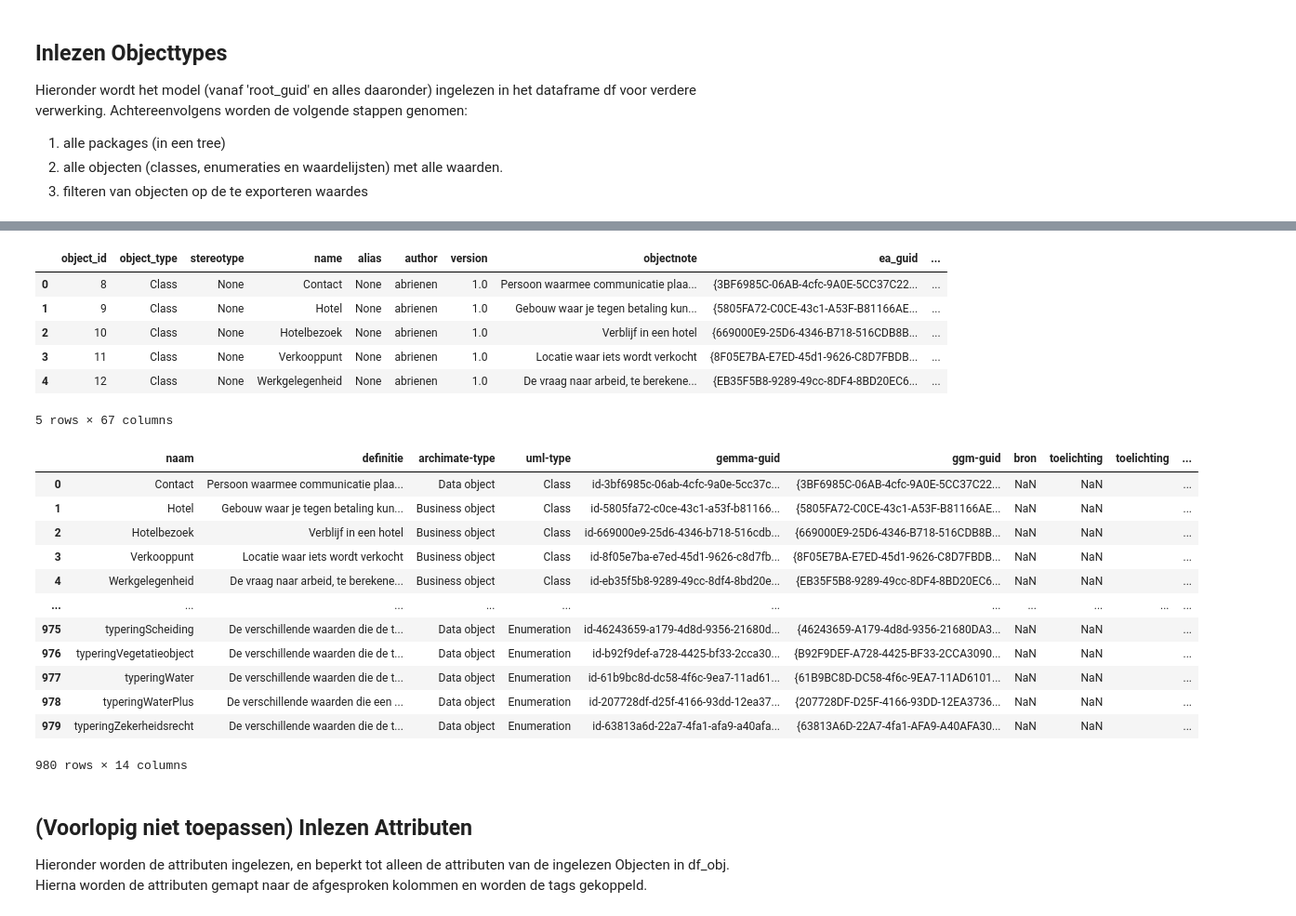
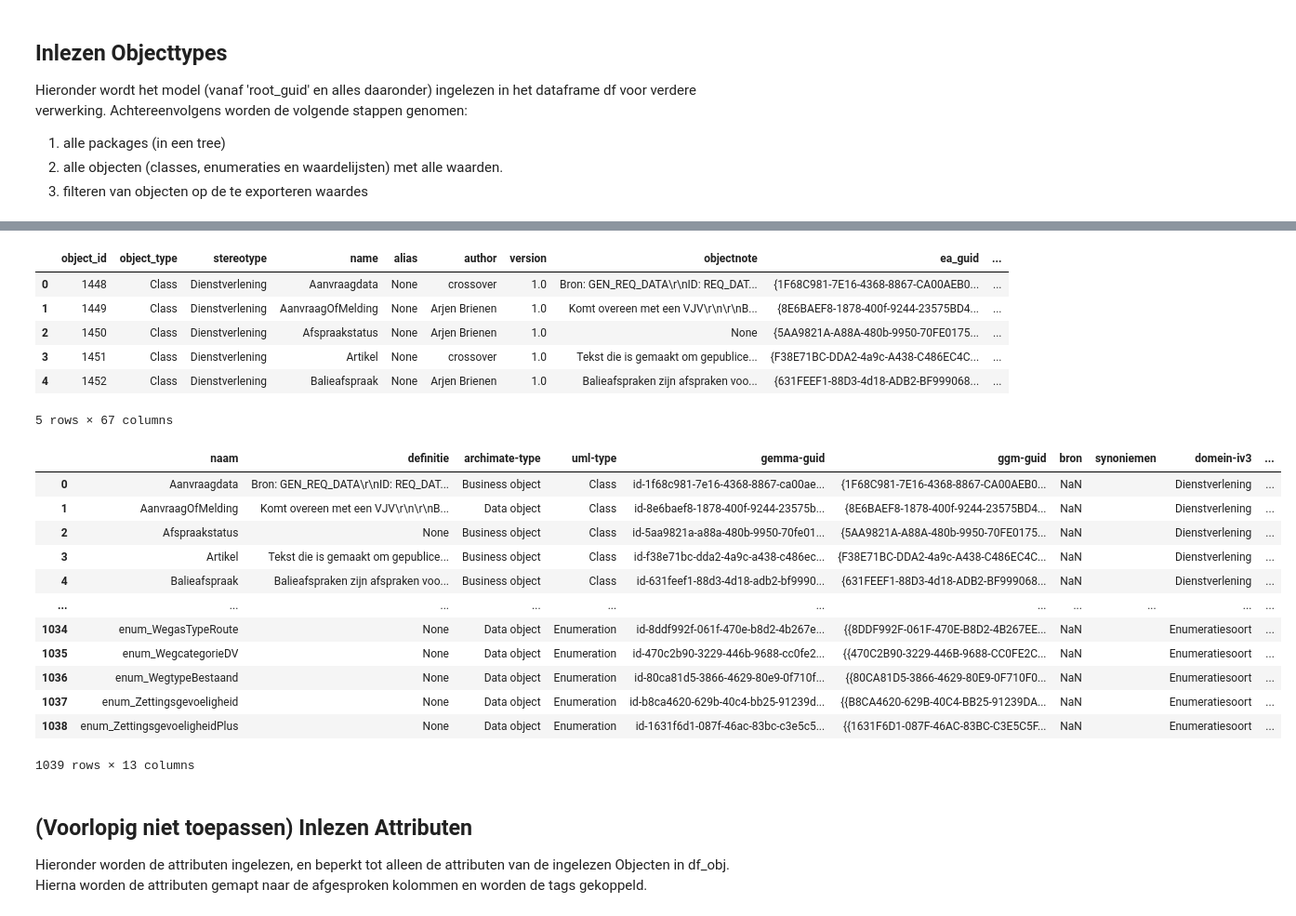
Before and after one commit to Gemeente-Delft/Gemeentelijk-Gegevensmodel, a Jupyter notebook: tools/notebooks/Export to GEMMA.ipynb, the cells around one changed output, grey strips where cells are left out. Shown at 93% size. Cells and saved outputs as stored; diff of their text form; code cells hidden in the pictures.

```diff
--- a/tools/notebooks/Export to GEMMA.ipynb
+++ b/tools/notebooks/Export to GEMMA.ipynb
@@ -81,7 +81,12 @@ Hieronder wordt het model (vanaf 'root_guid' en alles daaronder) ingelezen in he
 3. filteren van objecten op de te exporteren waardes
 # %%
 # Alle packages inlezen en omzetten in tree structure
+df_package = database.get_df(db_uri, "select * from t_package")
+df_package['Name'] = df_package['Name'].apply(lambda x: util.verwijder_getallen_en_blanks_vooraan(x))
 
-df_package = database.get_df(db_uri, "select * from t_package")
-package_tree = util.DataframeToTree(df_package, 'Package_ID', 'Parent_ID', 2)
-#tree.show()
+# Zoek de ID van de root value and get Package tree
+root_id = df_package[df_package.ea_guid == root_guid]['Package_ID'].values[0]
+package_tree = util.DataframeToTree(df_package, 'Package_ID', 'Parent_ID', 1)
+#package_tree.show()
+
+df_package
@@ -104,12 +123,15 @@ df_objprop.columns = df_objprop.columns.str.lower()
 # Join per object de gevonden property rij
 df_obj = df_obj.merge(df_objprop, how='left', on='object_id')
 
+
+
 # IV3-model moet worden afgeleid uit de tree structuur van package
 def getIV3Domein(packageID):
     node = package_tree.get_node(packageID)
     if not node:
         return None
     tag = node.tag
+    tag = util.verwijder_getallen_en_blanks_vooraan(tag)
     if not tag.startswith('Model') and not tag.startswith('Diagram'):
         return tag
     else:
@@ -120,49 +142,56 @@ df_obj['domein-iv3'] = df_obj.apply(lambda x: getIV3Domein(x['package_id']), axi
 df_obj.head(5)
 # %% [output]
 |  | object_id | object_type | stereotype | name | alias | author | version | objectnote | ea_guid | ... |
-| 0 | 8 | Class | None | Contact | None | abrienen | 1.0 | Persoon waarmee communicatie plaa... | {3BF6985C-06AB-4cfc-9A0E-5CC37C22... | ... |
-| 1 | 9 | Class | None | Hotel | None | abrienen | 1.0 | Gebouw waar je tegen betaling kun... | {5805FA72-C0CE-43c1-A53F-B81166AE... | ... |
-| 2 | 10 | Class | None | Hotelbezoek | None | abrienen | 1.0 | Verblijf in een hotel | {669000E9-25D6-4346-B718-516CDB8B... | ... |
-| 3 | 11 | Class | None | Verkooppunt | None | abrienen | 1.0 | Locatie waar iets wordt verkocht | {8F05E7BA-E7ED-45d1-9626-C8D7FBDB... | ... |
-| 4 | 12 | Class | None | Werkgelegenheid | None | abrienen | 1.0 | De vraag naar arbeid, te berekene... | {EB35F5B8-9289-49cc-8DF4-8BD20EC6... | ... |
+| 0 | 1448 | Class | Dienstverlening | Aanvraagdata | None | crossover | 1.0 | Bron: GEN_REQ_DATA\r\nID: REQ_DAT... | {1F68C981-7E16-4368-8867-CA00AEB0... | ... |
+| 1 | 1449 | Class | Dienstverlening | AanvraagOfMelding | None | Arjen Brienen | 1.0 | Komt overeen met een VJV\r\n\r\nB... | {8E6BAEF8-1878-400f-9244-23575BD4... | ... |
+| 2 | 1450 | Class | Dienstverlening | Afspraakstatus | None | Arjen Brienen | 1.0 | None | {5AA9821A-A88A-480b-9950-70FE0175... | ... |
+| 3 | 1451 | Class | Dienstverlening | Artikel | None | crossover | 1.0 | Tekst die is gemaakt om gepublice... | {F38E71BC-DDA2-4a9c-A438-C486EC4C... | ... |
+| 4 | 1452 | Class | Dienstverlening | Balieafspraak | None | Arjen Brienen | 1.0 | Balieafspraken zijn afspraken voo... | {631FEEF1-88D3-4d18-ADB2-BF999068... | ... |
 5 rows × 67 columns
 # %%
 '''
 Check exportvelden zoals afgesproken in Powerpoint
 
 *naam (label)
 *definitie
 *archimate-type (business-object/data-object)
 *uml-type
 *gemma-guid
 *ggm-guid
 *bron
 *toelichting
 *synoniemen (comma seperated)
 *domein-iv3 (Indeling GGM)
 *domein-dcat
 *domein-gemma
 *datum-tijd-export (ddmmyyyy-hh:mm:ss)
 '''
 
 ## Set the right columns
 df_obj_export = util.exportColumns(df_obj, obj_columns, obj_column_mapping)
 df_obj_export['datum-tijd-export'] = dt_string
 df_obj_export
+
+#Foutje met dubbele kolom toelichting
+df_obj_export['toelichting_save'] = df_obj_export.apply(lambda row: ' '.join([str(x) for x in row[['toelichting']] if pd.notna(x)]), axis=1)
+df_obj_export.drop(columns='toelichting', inplace=True)
+df_obj_export.rename(columns={'toelichting_save': 'toelichting'}, inplace=True)
+
+df_obj_export
 # %% [output]
-|  | naam | definitie | archimate-type | uml-type | gemma-guid | ggm-guid | bron | toelichting | toelichting | ... |
-| 0 | Contact | Persoon waarmee communicatie plaa... | Data object | Class | id-3bf6985c-06ab-4cfc-9a0e-5cc37c... | {3BF6985C-06AB-4cfc-9A0E-5CC37C22... | NaN | NaN |  | ... |
-| 1 | Hotel | Gebouw waar je tegen betaling kun... | Business object | Class | id-5805fa72-c0ce-43c1-a53f-b81166... | {5805FA72-C0CE-43c1-A53F-B81166AE... | NaN | NaN |  | ... |
-| 2 | Hotelbezoek | Verblijf in een hotel | Business object | Class | id-669000e9-25d6-4346-b718-516cdb... | {669000E9-25D6-4346-B718-516CDB8B... | NaN | NaN |  | ... |
-| 3 | Verkooppunt | Locatie waar iets wordt verkocht | Business object | Class | id-8f05e7ba-e7ed-45d1-9626-c8d7fb... | {8F05E7BA-E7ED-45d1-9626-C8D7FBDB... | NaN | NaN |  | ... |
-| 4 | Werkgelegenheid | De vraag naar arbeid, te berekene... | Business object | Class | id-eb35f5b8-9289-49cc-8df4-8bd20e... | {EB35F5B8-9289-49cc-8DF4-8BD20EC6... | NaN | NaN |  | ... |
+|  | naam | definitie | archimate-type | uml-type | gemma-guid | ggm-guid | bron | synoniemen | domein-iv3 | ... |
+| 0 | Aanvraagdata | Bron: GEN_REQ_DATA\r\nID: REQ_DAT... | Business object | Class | id-1f68c981-7e16-4368-8867-ca00ae... | {1F68C981-7E16-4368-8867-CA00AEB0... | NaN |  | Dienstverlening | ... |
+| 1 | AanvraagOfMelding | Komt overeen met een VJV\r\n\r\nB... | Data object | Class | id-8e6baef8-1878-400f-9244-23575b... | {8E6BAEF8-1878-400f-9244-23575BD4... | NaN |  | Dienstverlening | ... |
+| 2 | Afspraakstatus | None | Business object | Class | id-5aa9821a-a88a-480b-9950-70fe01... | {5AA9821A-A88A-480b-9950-70FE0175... | NaN |  | Dienstverlening | ... |
+| 3 | Artikel | Tekst die is gemaakt om gepublice... | Business object | Class | id-f38e71bc-dda2-4a9c-a438-c486ec... | {F38E71BC-DDA2-4a9c-A438-C486EC4C... | NaN |  | Dienstverlening | ... |
+| 4 | Balieafspraak | Balieafspraken zijn afspraken voo... | Business object | Class | id-631feef1-88d3-4d18-adb2-bf9990... | {631FEEF1-88D3-4d18-ADB2-BF999068... | NaN |  | Dienstverlening | ... |
 | ... | ... | ... | ... | ... | ... | ... | ... | ... | ... | ... |
-| 975 | typeringScheiding | De verschillende waarden die de t... | Data object | Enumeration | id-46243659-a179-4d8d-9356-21680d... | {46243659-A179-4d8d-9356-21680DA3... | NaN | NaN |  | ... |
-| 976 | typeringVegetatieobject | De verschillende waarden die de t... | Data object | Enumeration | id-b92f9def-a728-4425-bf33-2cca30... | {B92F9DEF-A728-4425-BF33-2CCA3090... | NaN | NaN |  | ... |
-| 977 | typeringWater | De verschillende waarden die de t... | Data object | Enumeration | id-61b9bc8d-dc58-4f6c-9ea7-11ad61... | {61B9BC8D-DC58-4f6c-9EA7-11AD6101... | NaN | NaN |  | ... |
-| 978 | typeringWaterPlus | De verschillende waarden die een ... | Data object | Enumeration | id-207728df-d25f-4166-93dd-12ea37... | {207728DF-D25F-4166-93DD-12EA3736... | NaN | NaN |  | ... |
-| 979 | typeringZekerheidsrecht | De verschillende waarden die de t... | Data object | Enumeration | id-63813a6d-22a7-4fa1-afa9-a40afa... | {63813A6D-22A7-4fa1-AFA9-A40AFA30... | NaN | NaN |  | ... |
+| 1034 | enum_WegasTypeRoute | None | Data object | Enumeration | id-8ddf992f-061f-470e-b8d2-4b267e... | {{8DDF992F-061F-470E-B8D2-4B267EE... | NaN |  | Enumeratiesoort | ... |
+| 1035 | enum_WegcategorieDV | None | Data object | Enumeration | id-470c2b90-3229-446b-9688-cc0fe2... | {{470C2B90-3229-446B-9688-CC0FE2C... | NaN |  | Enumeratiesoort | ... |
+| 1036 | enum_WegtypeBestaand | None | Data object | Enumeration | id-80ca81d5-3866-4629-80e9-0f710f... | {{80CA81D5-3866-4629-80E9-0F710F0... | NaN |  | Enumeratiesoort | ... |
+| 1037 | enum_Zettingsgevoeligheid | None | Data object | Enumeration | id-b8ca4620-629b-40c4-bb25-91239d... | {{B8CA4620-629B-40C4-BB25-91239DA... | NaN |  | Enumeratiesoort | ... |
+| 1038 | enum_ZettingsgevoeligheidPlus | None | Data object | Enumeration | id-1631f6d1-087f-46ac-83bc-c3e5c5... | {{1631F6D1-087F-46AC-83BC-C3E5C5F... | NaN |  | Enumeratiesoort | ... |
-980 rows × 14 columns
+1039 rows × 13 columns
 # %% [markdown]
 ## (Voorlopig niet toepassen) Inlezen Attributen
 
```
Also changed, not shown: parts of 4 cells of this notebook, 9 other files.
